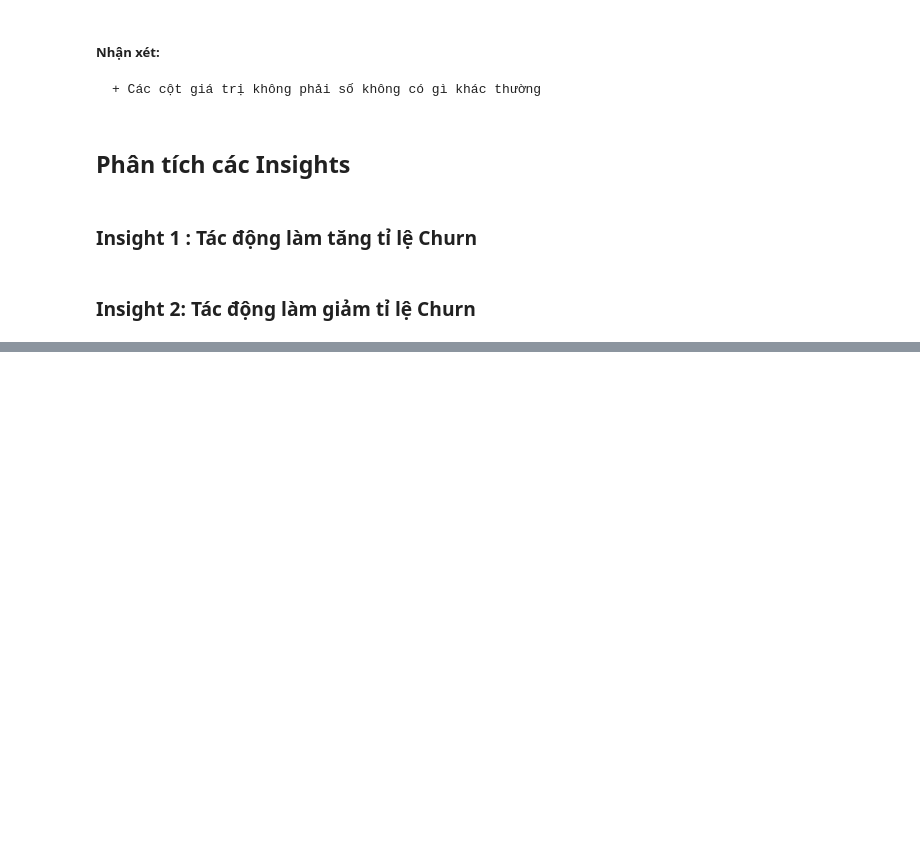
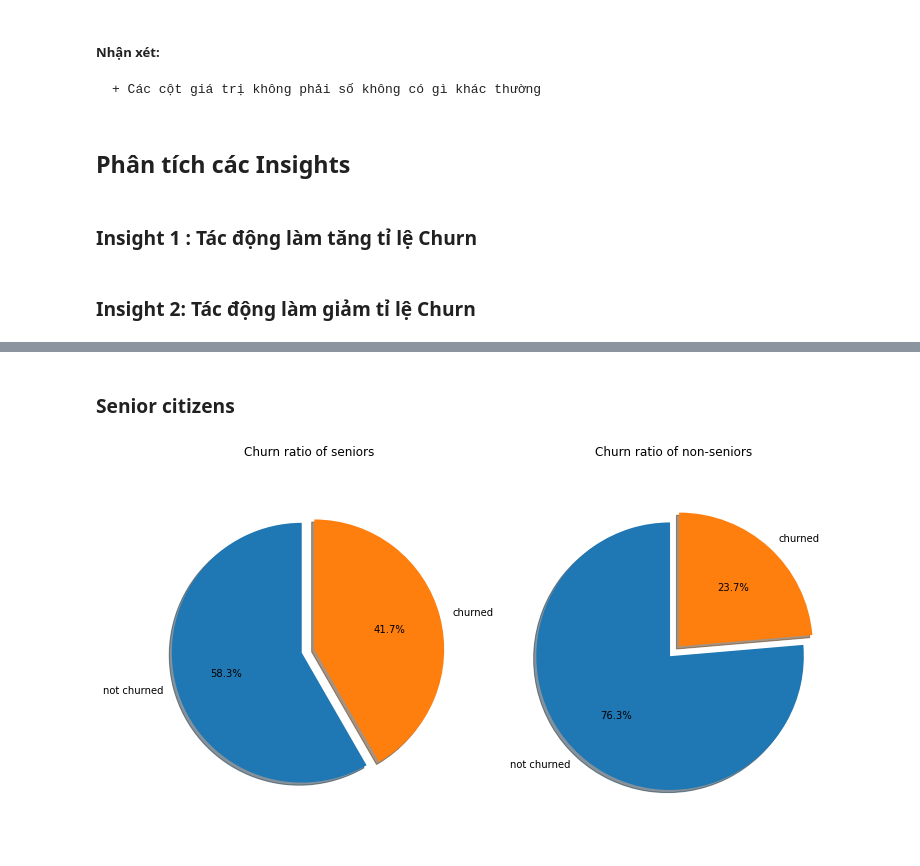
Before and after one commit to ptbminh1108/p4ds_lab_3, a Jupyter notebook: Telco_Customer_Churn.ipynb, the cells around one changed output, grey strips where cells are left out. Cells and saved outputs as stored; diff of their text form; code cells hidden in the pictures; blank space fills up the shorter version.

```diff
--- a/Telco_Customer_Churn.ipynb
+++ b/Telco_Customer_Churn.ipynb
@@ -152,0 +176,27 @@ df[object_cols].agg([num_values, value_ratios])
+# %% [markdown]
+### Senior citizens
+# %%
+p_no_churn = churn_no_df['SeniorCitizen'].value_counts()
+p = df['SeniorCitizen'].value_counts()
+labels = 'not churned', 'churned'
+
+sizes_senior = [p_no_churn[1]/p[1],1-(p_no_churn[1]/p[1])]
+sizes_not_senior = [p_no_churn[0]/p[0],1-(p_no_churn[0]/p[0])]
+explode = (0.1, 0)
+
+fig, (ax1, ax2) = plt.subplots(1,2)
+ax1.pie(sizes_senior, explode=explode, labels=labels, autopct='%1.1f%%',
+        shadow=True, startangle=90)
+ax1.axis('equal')
+ax1.set_title('Churn ratio of seniors')
+
+ax2.pie(sizes_not_senior, explode=explode, labels=labels, autopct='%1.1f%%',
+        shadow=True, startangle=90)
+ax2.axis('equal')
+ax2.set_title('Churn ratio of non-seniors')
+
+fig.set_figheight(7)
+fig.set_figwidth(12)
+plt.show()
+# %% [output]
+[figure, added]
```
Also changed, not shown: parts of 21 cells of this notebook.
